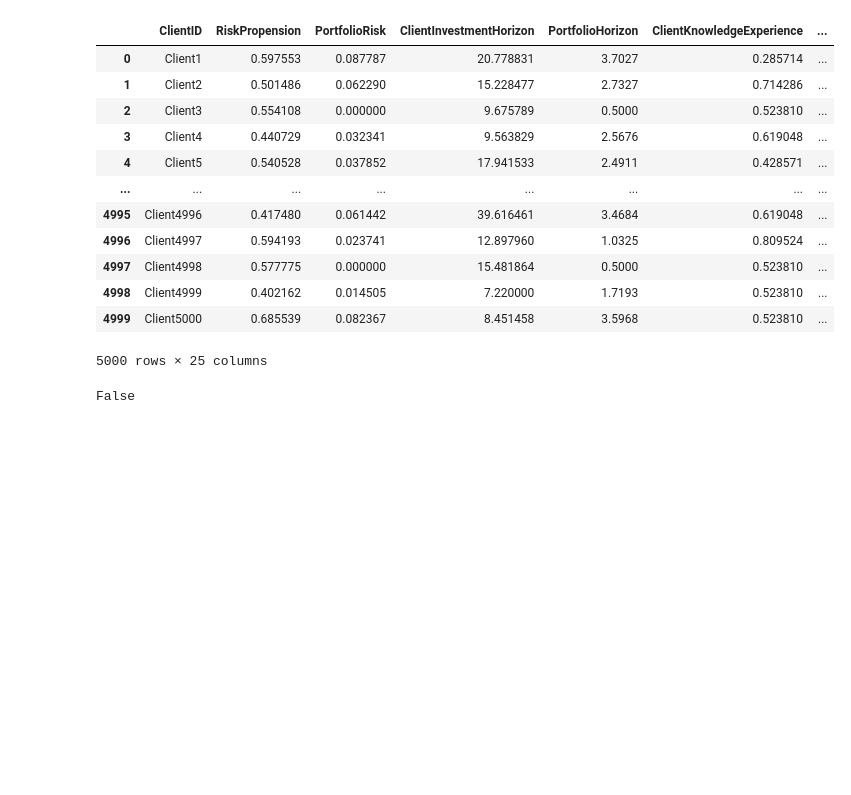
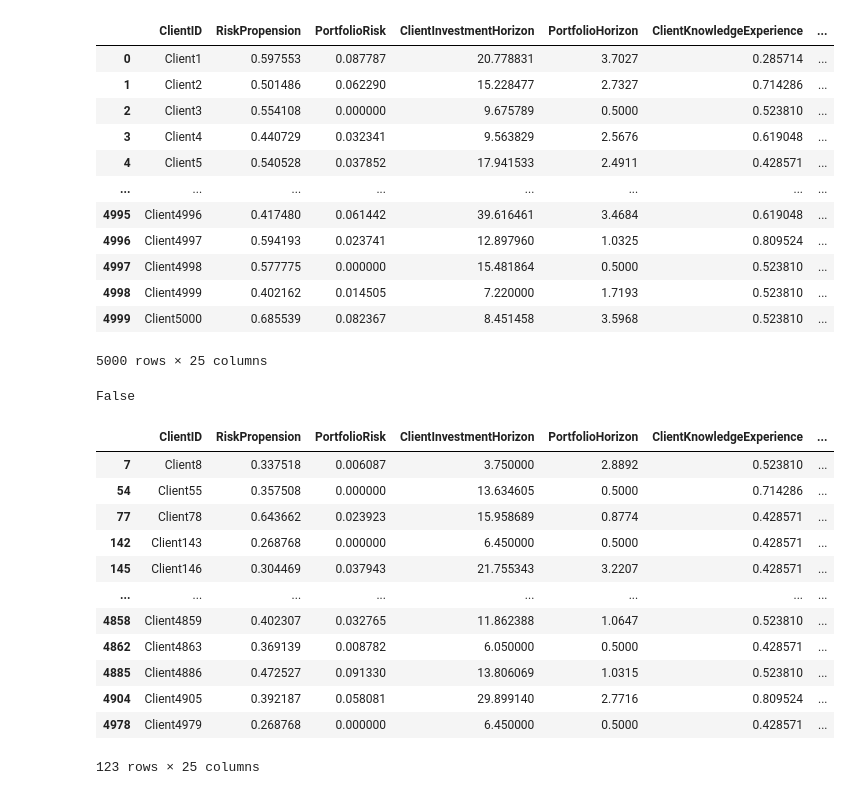
Before and after one commit to MartinaCecchetto/ds-lab, a Jupyter notebook: progetto.ipynb, the cells around one changed output. Saved outputs shown, nothing was run; the diff lists cells and outputs as text; code cells hidden in the pictures; blank space fills up the shorter version.

```diff
--- a/progetto.ipynb
+++ b/progetto.ipynb
@@ -49,3 +63,19 @@ clienti
 clienti.isnull().values.any()
 # %% [output]
 False
+# %%
+clienti.loc[clienti['Prov']=='NA']
+# %% [output]
+|  | ClientID | RiskPropension | PortfolioRisk | ClientInvestmentHorizon | PortfolioHorizon | ClientKnowledgeExperience | ... |
+| 7 | Client8 | 0.337518 | 0.006087 | 3.750000 | 2.8892 | 0.523810 | ... |
+| 54 | Client55 | 0.357508 | 0.000000 | 13.634605 | 0.5000 | 0.714286 | ... |
+| 77 | Client78 | 0.643662 | 0.023923 | 15.958689 | 0.8774 | 0.428571 | ... |
+| 142 | Client143 | 0.268768 | 0.000000 | 6.450000 | 0.5000 | 0.428571 | ... |
+| 145 | Client146 | 0.304469 | 0.037943 | 21.755343 | 3.2207 | 0.428571 | ... |
+| ... | ... | ... | ... | ... | ... | ... | ... |
+| 4858 | Client4859 | 0.402307 | 0.032765 | 11.862388 | 1.0647 | 0.523810 | ... |
+| 4862 | Client4863 | 0.369139 | 0.008782 | 6.050000 | 0.5000 | 0.428571 | ... |
+| 4885 | Client4886 | 0.472527 | 0.091330 | 13.806069 | 1.0315 | 0.523810 | ... |
+| 4904 | Client4905 | 0.392187 | 0.058081 | 29.899140 | 2.7716 | 0.809524 | ... |
+| 4978 | Client4979 | 0.268768 | 0.000000 | 6.450000 | 0.5000 | 0.428571 | ... |
+123 rows × 25 columns
```
Also changed, not shown: parts of 6 cells of this notebook.
